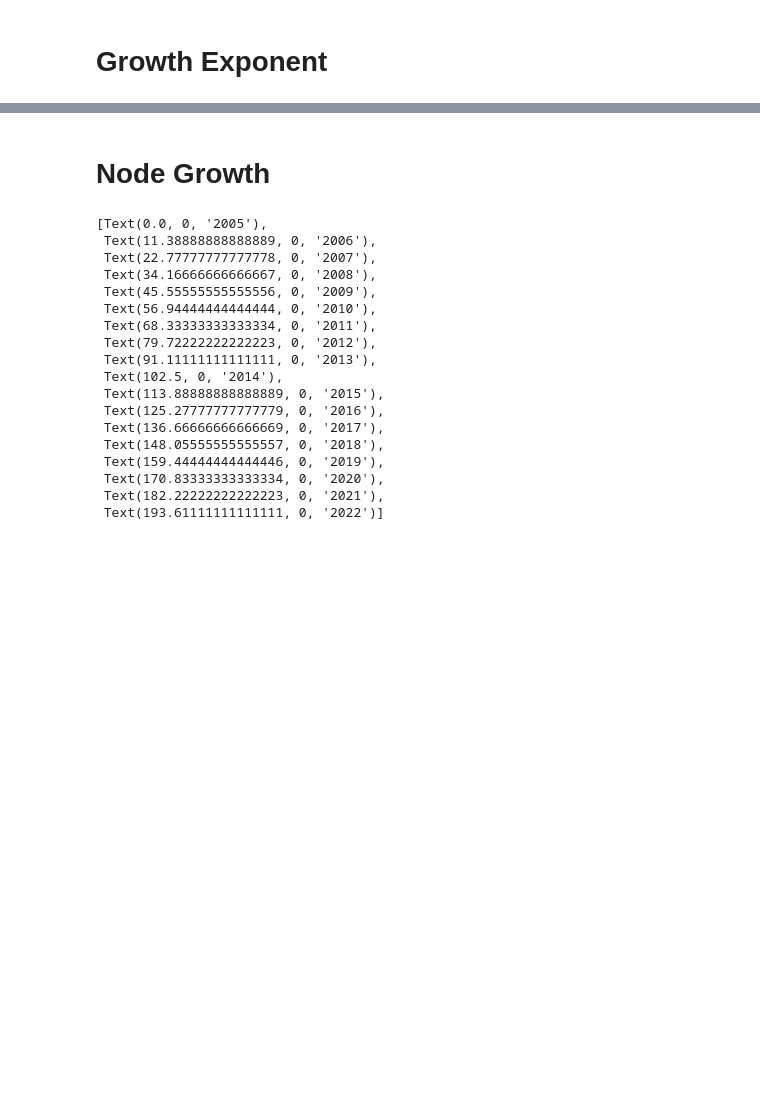
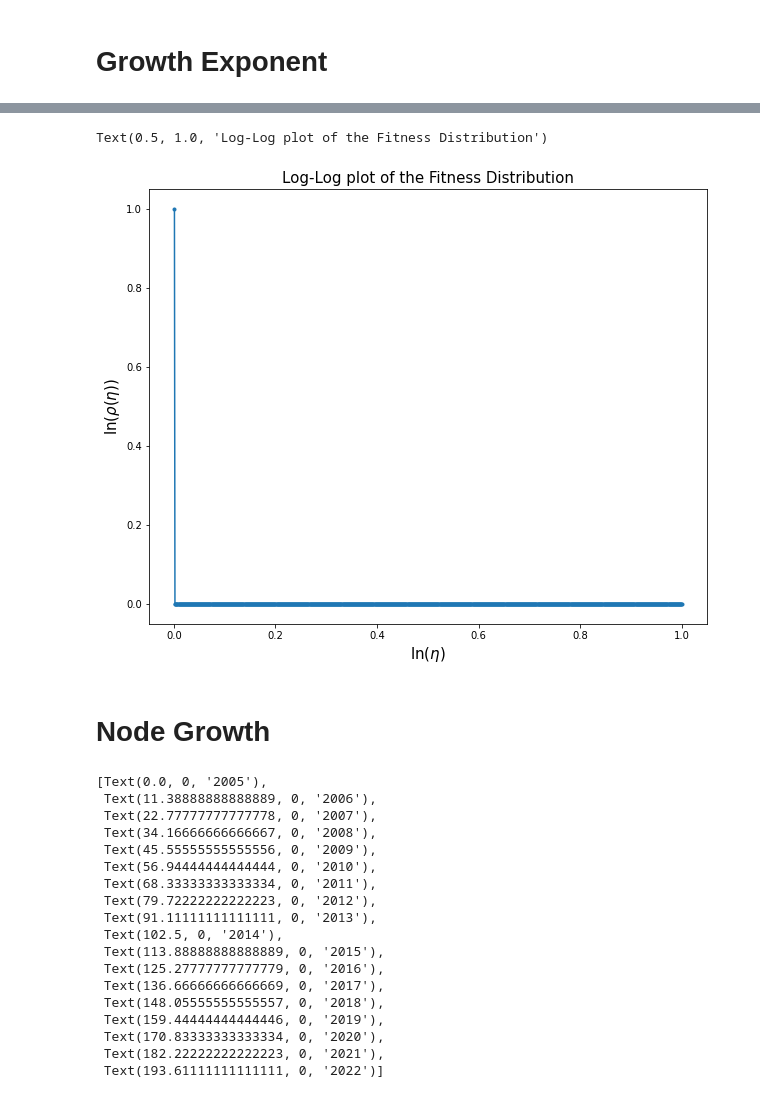
Before and after one commit to miksa234/vrproject, a Jupyter notebook: src/network_dynamic.ipynb, the cells around one changed output, grey strips where cells are left out. Cells and saved outputs as stored; diff of their text form; code cells hidden in the pictures; blank space fills up the shorter version.

```diff
--- a/src/network_dynamic.ipynb
+++ b/src/network_dynamic.ipynb
@@ -146,3 +144,14 @@ Text(0.5, 1.0, 'Indegree Growth')
+# %%
+lβ = np.array(list(β_i.values()))
+ϱ_η = np.histogram(lβ/max(lβ), bins=1000, normed=True)
+plt.figure(figsize=[10,8])
+plt.plot(ϱ_η[1][1:], ϱ_η[0]/sum(ϱ_η[0]), '.-')
+plt.ylabel(r'$\ln(\rho(\eta))$', fontsize=15)
+plt.xlabel(r'$\ln(\eta)$', fontsize=15)
+plt.title('Log-Log plot of the Fitness Distribution', fontsize=15)
+# %% [output]
+Text(0.5, 1.0, 'Log-Log plot of the Fitness Distribution')
+[figure, added]
 # %% [markdown]
 # Node Growth
 # %%
```
Also changed, not shown: parts of 8 cells of this notebook, 1 other file.
